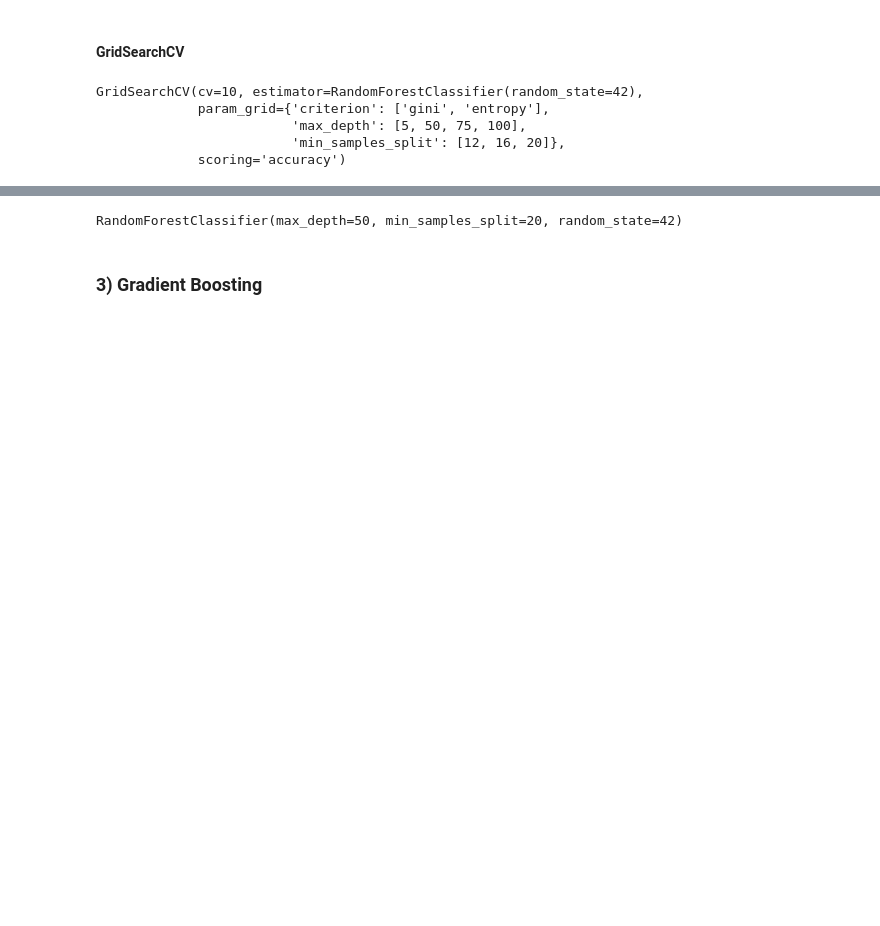
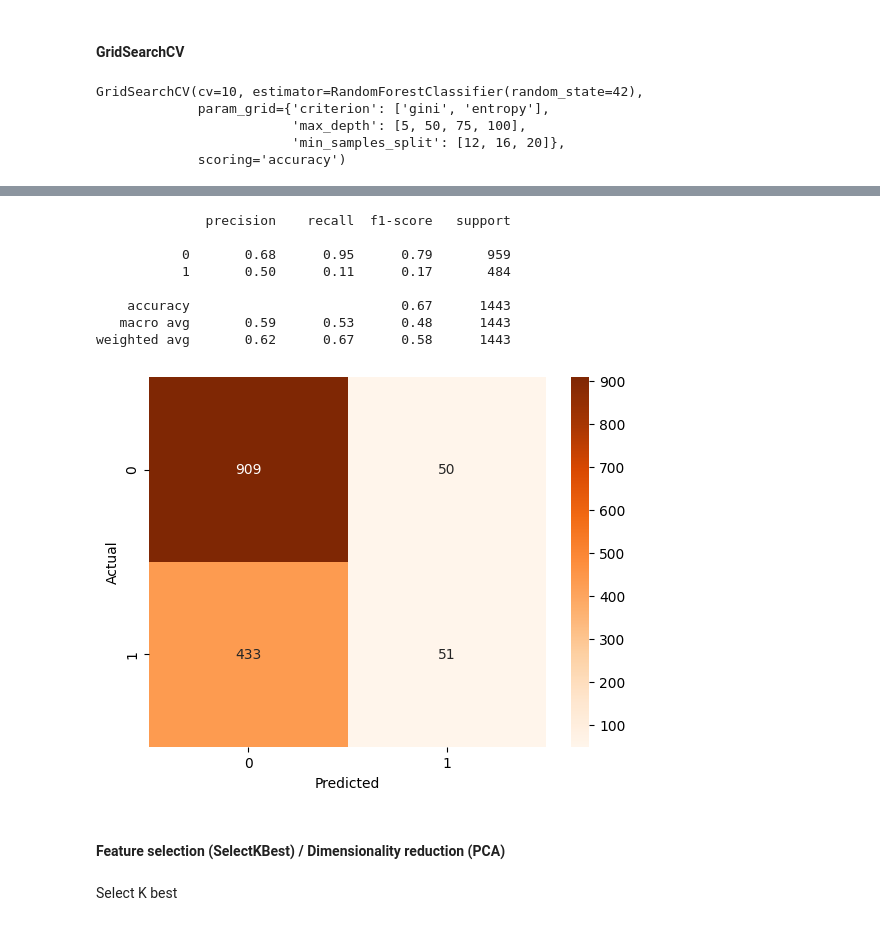
Before and after one commit to lohdaijiu/BT4222_FakeNewsClassifier, a Jupyter notebook: ModelBuilding.ipynb, the cells around one changed output, grey strips where cells are left out. Saved outputs shown, nothing was run; the diff lists cells and outputs as text; code cells hidden in the pictures; blank space fills up the shorter version.

Commit message:
Rerun ModelBuilding

```diff
--- a/ModelBuilding.ipynb
+++ b/ModelBuilding.ipynb
@@ -247,5 +341,0 @@ weighted avg       0.65      0.65      0.59      1188
-# %%
-rf = RandomForestClassifier(n_estimators= 1200, min_samples_split=10, min_samples_leaf = 4, max_depth = 60)
-rf.fit(X_train,y_train)
-sorted_idx = rf.feature_importances_.argsort()
-feature_names=X_train.columns
@@ -297,9 +391,17 @@ Score by fold for best estimator:
 # %%
 # performance on test set
-rf = RandomForestClassifier(random_state=42,max_depth=50,min_samples_split=20)
-rf.fit(X_train, y_train)
-score_model(rf,X_test,y_test)
+score_model(rf_grid, X_test, y_test)
 # %% [output]
-RandomForestClassifier(max_depth=50, min_samples_split=20, random_state=42)
+              precision    recall  f1-score   support
+
+           0       0.68      0.95      0.79       959
+           1       0.50      0.11      0.17       484
+
+    accuracy                           0.67      1443
+   macro avg       0.59      0.53      0.48      1443
+weighted avg       0.62      0.67      0.58      1443
+[figure, added]
-# %% [markdown]
-### 3) Gradient Boosting
+# %% [markdown]
+#### Feature selection (SelectKBest) / Dimensionality reduction (PCA)
+# %% [markdown]
+Select K best
```
Also changed, not shown: parts of 45 cells of this notebook, 2 other files.
